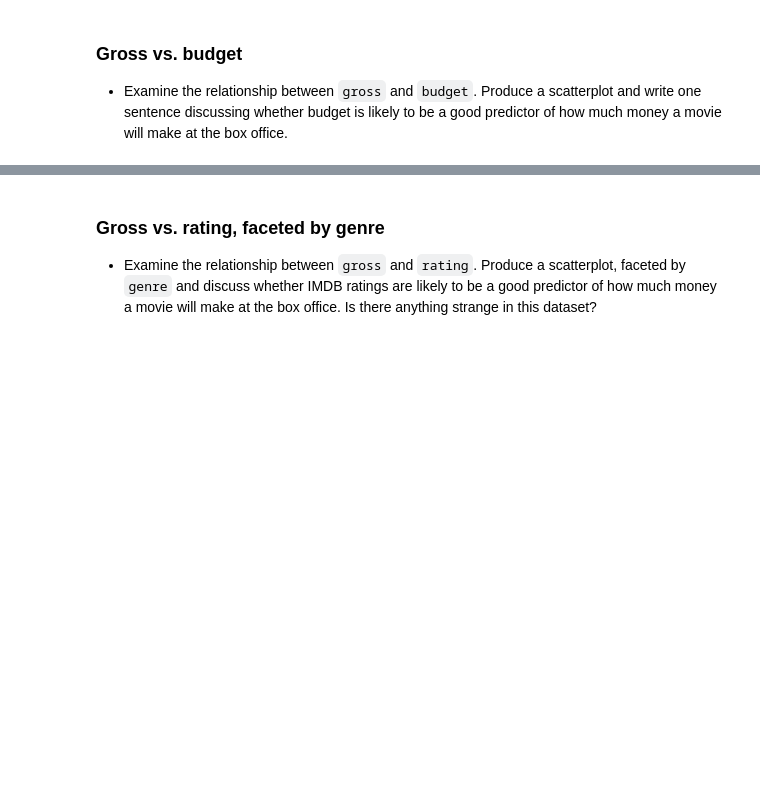
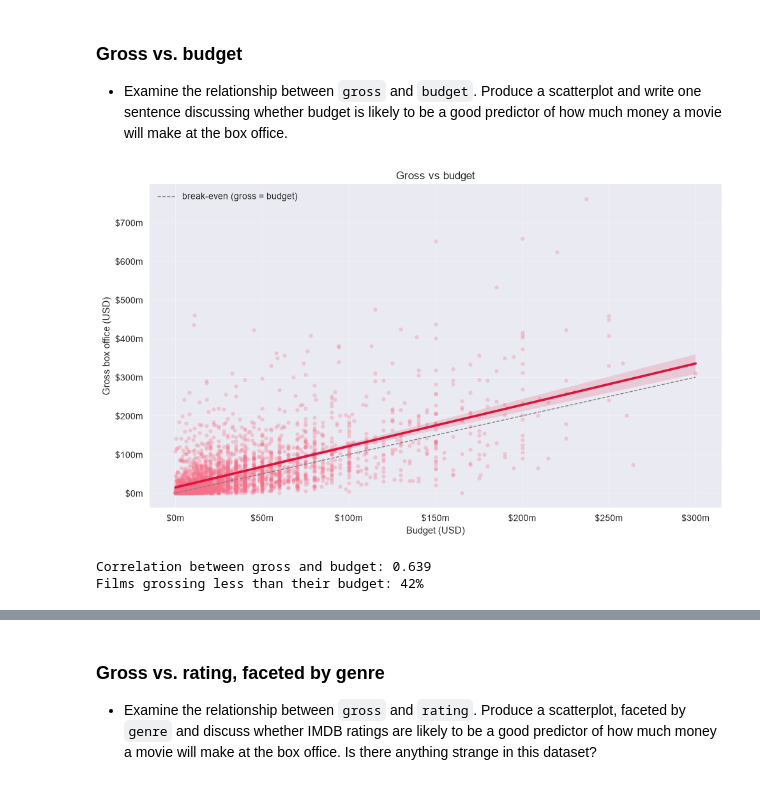
Before and after one commit to mkzung/am01-homework1, a Jupyter notebook: maksim-gorbuk-homework1.ipynb, the cells around one changed output, grey strips where cells are left out. Drawn from its saved outputs; the diff is of its cells as text; code cells hidden in the pictures; blank space fills up the shorter version.

```diff
--- a/maksim-gorbuk-homework1.ipynb
+++ b/maksim-gorbuk-homework1.ipynb
@@ -199,3 +423,39 @@ NameError: name 'correlation' is not defined
 -   Examine the relationship between `gross` and `budget`. Produce a scatterplot and write one sentence discussing whether budget is likely to be a good predictor of how much money a movie will make at the box office.
 # %%
 # Scatter plot: Gross vs Budget
+
+plt.figure(figsize=(10, 6))
+
+sns.regplot(
+    data=movies_clean,
+    x="budget",
+    y="gross",
+    scatter_kws={"alpha": 0.3, "s": 20},
+    line_kws={"color": "crimson"},
+)
+
+# Break-even line: everything below it lost money at the box office.
+lims = [0, movies_clean["budget"].max()]
+plt.plot(lims, lims, linestyle="--", color="grey", linewidth=1, label="break-even (gross = budget)")
+plt.legend()
+
+plt.xlabel("Budget (USD)")
+plt.ylabel("Gross box office (USD)")
+plt.title("Gross vs budget")
+fmt = mtick.FuncFormatter(lambda v, _: f"${v/1e6:,.0f}m")
+plt.gca().xaxis.set_major_formatter(fmt)
+plt.gca().yaxis.set_major_formatter(fmt)
+
+plt.grid(True, alpha=0.3)
+plt.tight_layout()
+plt.show()
+
+corr_budget = movies_clean["gross"].corr(movies_clean["budget"])
+loss_share = (movies_clean["gross"] < movies_clean["budget"]).mean()
+
+print(f"Correlation between gross and budget: {corr_budget:.3f}")
+print(f"Films grossing less than their budget: {loss_share:.0%}")
+# %% [output]
+[figure, added]
+Correlation between gross and budget: 0.639
+Films grossing less than their budget: 42%
```
Also changed, not shown: parts of 20 cells of this notebook, 2 other files.
